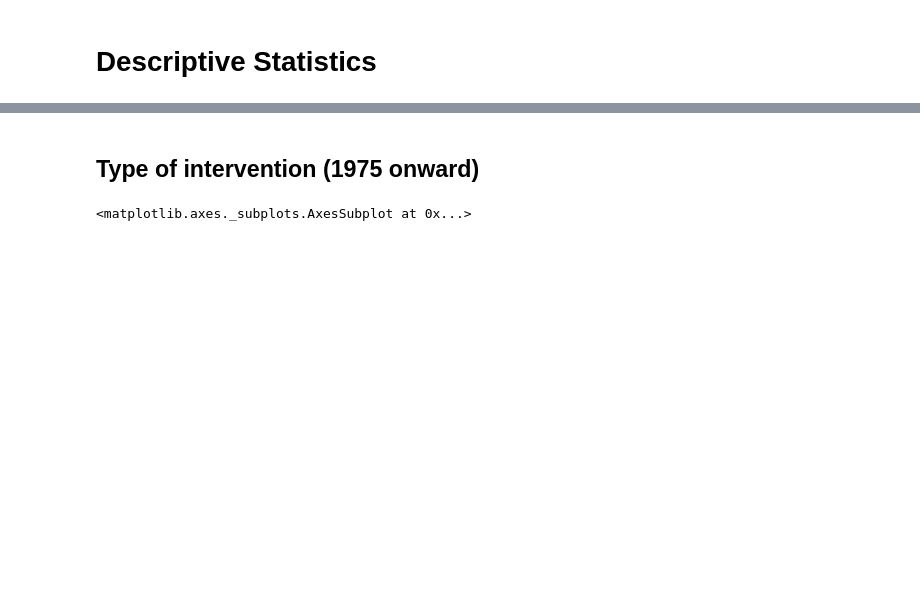
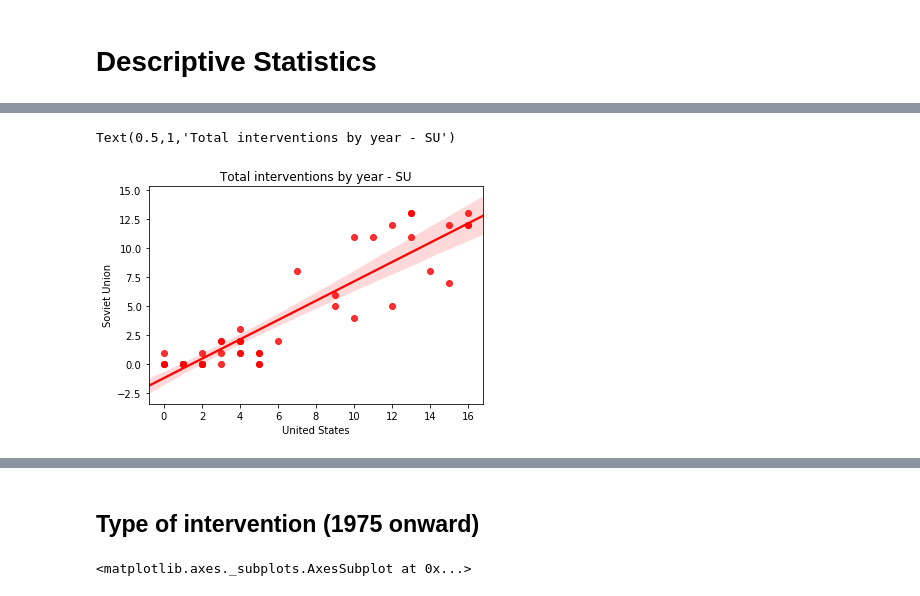
Before and after one commit to Jasper-Koops/Thesis-Cold_War_Interventions, a Jupyter notebook: Analysis.ipynb, the cells around one changed output, grey strips where cells are left out. Saved outputs shown, nothing was run; the diff lists cells and outputs as text; code cells hidden in the pictures; blank space fills up the shorter version.

```diff
--- a/Analysis.ipynb
+++ b/Analysis.ipynb
@@ -39,0 +131,5 @@ df2.plot.scatter('year', 'COL_MIDI', color='g')
+# %%
+sn.regplot('United States', 'Soviet Union', data=df2, color='r').set_title('Total interventions by year - SU')
+# %% [output]
+Text(0.5,1,'Total interventions by year - SU')
+[figure, added]
```
Also changed, not shown: parts of 65 cells of this notebook.
